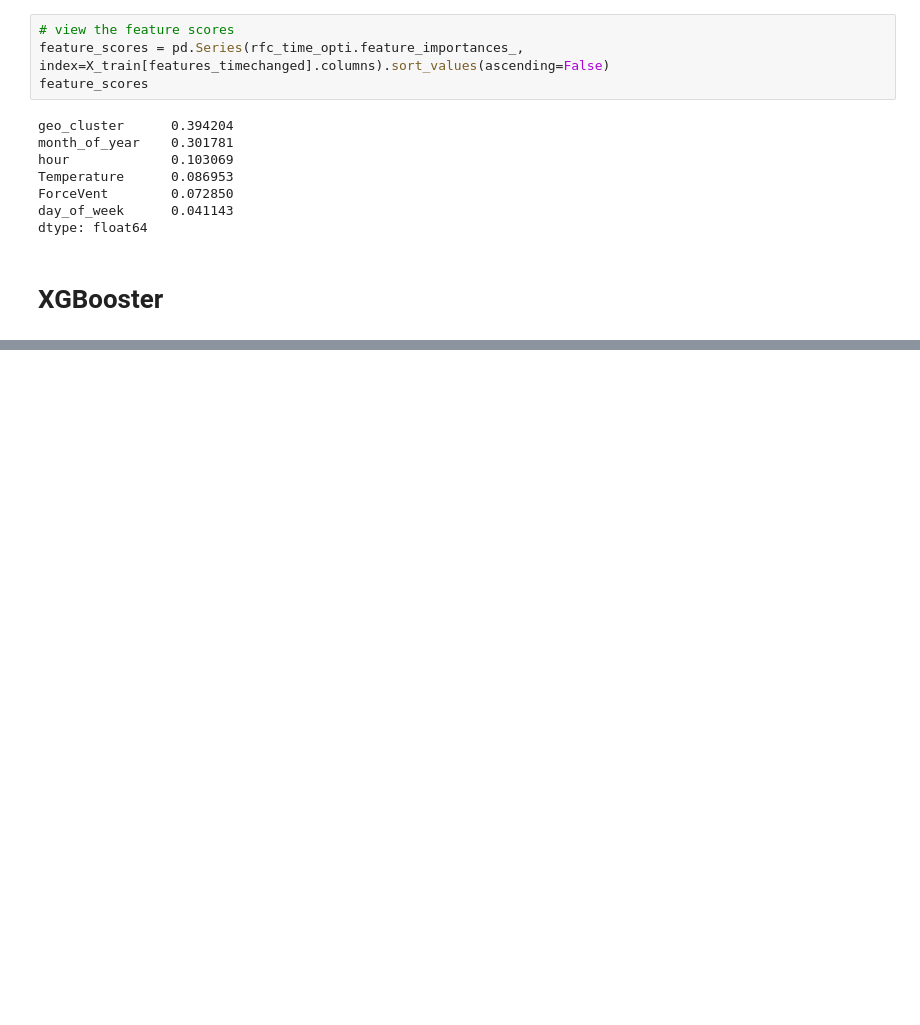
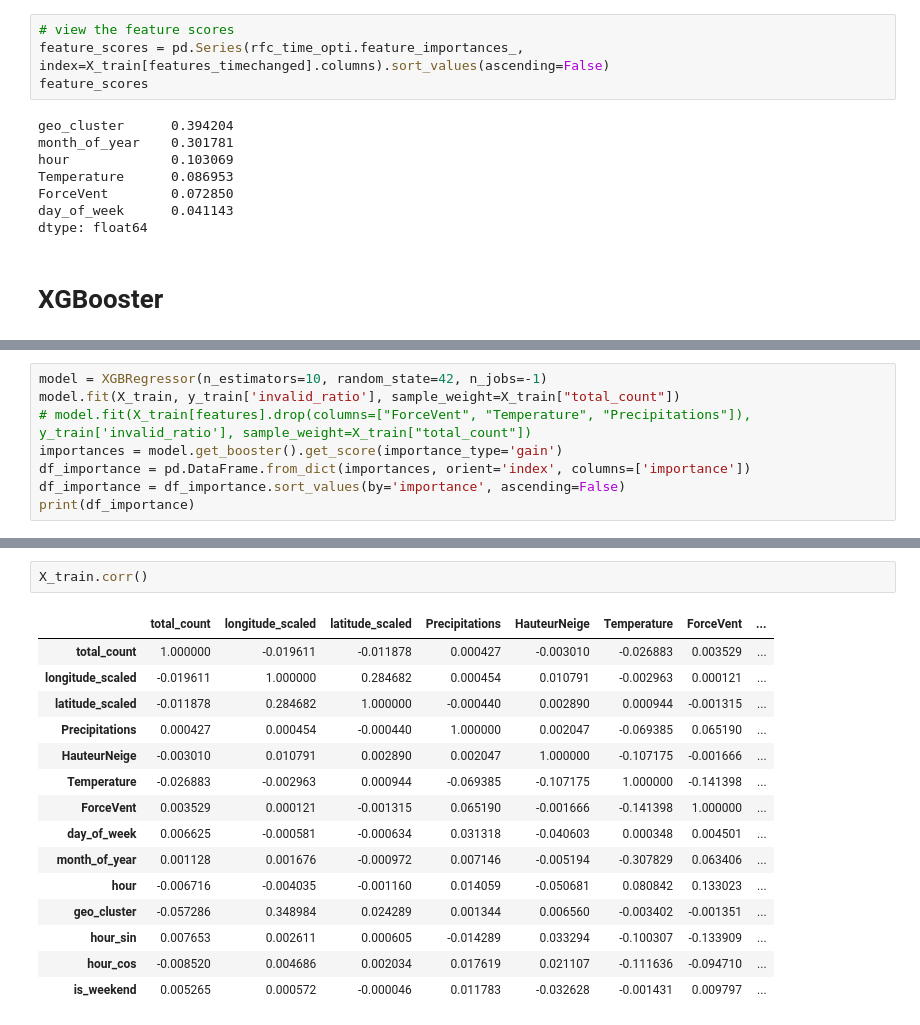
Before and after one commit to FrozenPasta/Egis_Datacraft, a Jupyter notebook: egisData.ipynb, the cells around one changed output, grey strips where cells are left out. Saved outputs shown, nothing was run; the diff lists cells and outputs as text; blank space fills up the shorter version.

```diff
--- a/egisData.ipynb
+++ b/egisData.ipynb
@@ -555,0 +561,8 @@ TypeError: Singleton array array(KFold(n_splits=5, random_state=42, shuffle=True
+# %%
+model = XGBRegressor(n_estimators=10, random_state=42, n_jobs=-1)
+model.fit(X_train, y_train['invalid_ratio'], sample_weight=X_train["total_count"])
+# model.fit(X_train[features].drop(columns=["ForceVent", "Temperature", "Precipitations"]), y_train['invalid_ratio'], sample_weight=X_train["total_count"])
+importances = model.get_booster().get_score(importance_type='gain')
+df_importance = pd.DataFrame.from_dict(importances, orient='index', columns=['importance'])
+df_importance = df_importance.sort_values(by='importance', ascending=False)
+print(df_importance)
@@ -555,0 +592,18 @@ TypeError: Singleton array array(KFold(n_splits=5, random_state=42, shuffle=True
+# %%
+X_train.corr()
+# %% [output]
+|  | total_count | longitude_scaled | latitude_scaled | Precipitations | HauteurNeige | Temperature | ForceVent | ... |
+| total_count | 1.000000 | -0.019611 | -0.011878 | 0.000427 | -0.003010 | -0.026883 | 0.003529 | ... |
+| longitude_scaled | -0.019611 | 1.000000 | 0.284682 | 0.000454 | 0.010791 | -0.002963 | 0.000121 | ... |
+| latitude_scaled | -0.011878 | 0.284682 | 1.000000 | -0.000440 | 0.002890 | 0.000944 | -0.001315 | ... |
+| Precipitations | 0.000427 | 0.000454 | -0.000440 | 1.000000 | 0.002047 | -0.069385 | 0.065190 | ... |
+| HauteurNeige | -0.003010 | 0.010791 | 0.002890 | 0.002047 | 1.000000 | -0.107175 | -0.001666 | ... |
+| Temperature | -0.026883 | -0.002963 | 0.000944 | -0.069385 | -0.107175 | 1.000000 | -0.141398 | ... |
+| ForceVent | 0.003529 | 0.000121 | -0.001315 | 0.065190 | -0.001666 | -0.141398 | 1.000000 | ... |
+| day_of_week | 0.006625 | -0.000581 | -0.000634 | 0.031318 | -0.040603 | 0.000348 | 0.004501 | ... |
+| month_of_year | 0.001128 | 0.001676 | -0.000972 | 0.007146 | -0.005194 | -0.307829 | 0.063406 | ... |
+| hour | -0.006716 | -0.004035 | -0.001160 | 0.014059 | -0.050681 | 0.080842 | 0.133023 | ... |
+| geo_cluster | -0.057286 | 0.348984 | 0.024289 | 0.001344 | 0.006560 | -0.003402 | -0.001351 | ... |
+| hour_sin | 0.007653 | 0.002611 | 0.000605 | -0.014289 | 0.033294 | -0.100307 | -0.133909 | ... |
+| hour_cos | -0.008520 | 0.004686 | 0.002034 | 0.017619 | 0.021107 | -0.111636 | -0.094710 | ... |
+| is_weekend | 0.005265 | 0.000572 | -0.000046 | 0.011783 | -0.032628 | -0.001431 | 0.009797 | ... |
```
Also changed, not shown: parts of 4 cells of this notebook.
